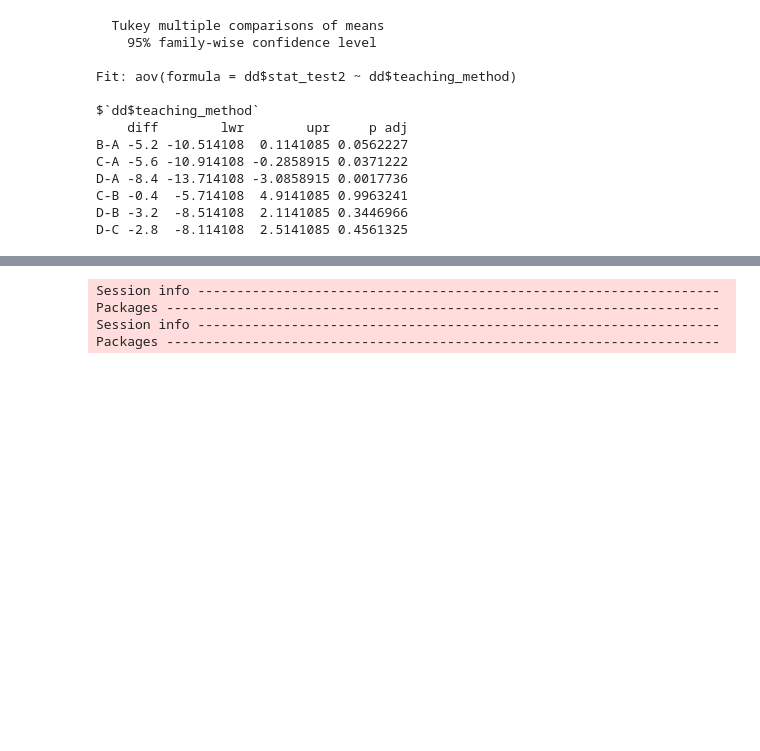
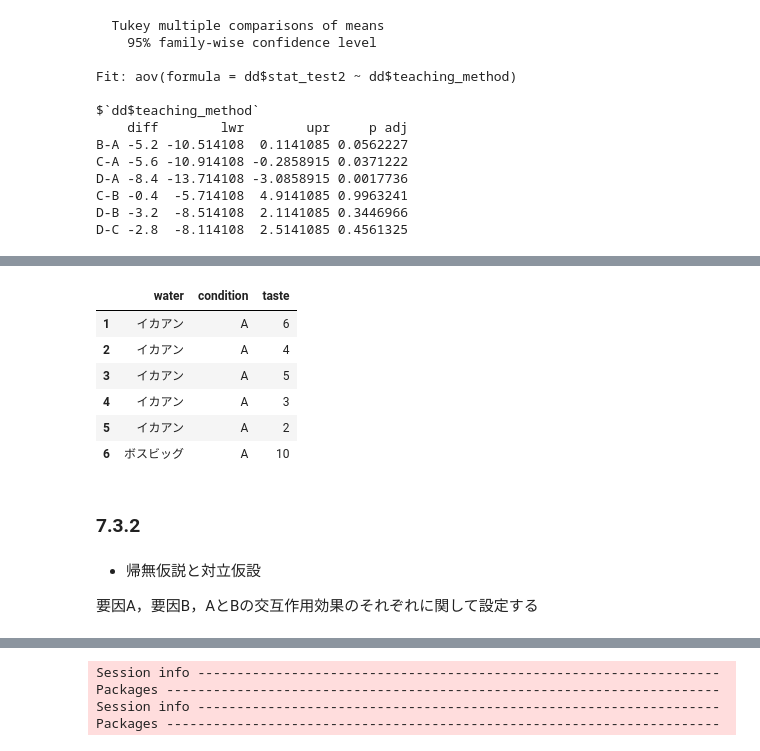
Before and after one commit to whatalnk/r-easy-stat, a Jupyter notebook: Chap07.ipynb, the cells around one changed output, grey strips where cells are left out. Cells and saved outputs as stored; diff of their text form; code cells hidden in the pictures; blank space fills up the shorter version.

```diff
--- a/Chap07.ipynb
+++ b/Chap07.ipynb
@@ -448,0 +601,19 @@ D-C -2.8  -8.114108  2.5141085 0.4561325
+# %%
+d3.long <- d3 %>>%
+    gather(key, taste) %>>%
+    separate(key, into = c("water", "condition"), sep = "\\.")
+head(d3.long)
+# %% [output]
+|  | water | condition | taste |
+| 1 | イカアン | A | 6 |
+| 2 | イカアン | A | 4 |
+| 3 | イカアン | A | 5 |
+| 4 | イカアン | A | 3 |
+| 5 | イカアン | A | 2 |
+| 6 | ボスビッグ | A | 10 |
+# %% [markdown]
+### 7.3.2
+# %% [markdown]
+* 帰無仮説と対立仮設
+
+要因A，要因B，AとBの交互作用効果のそれぞれに関して設定する
```
Also changed, not shown: parts of 28 cells of this notebook, 2 other files.
